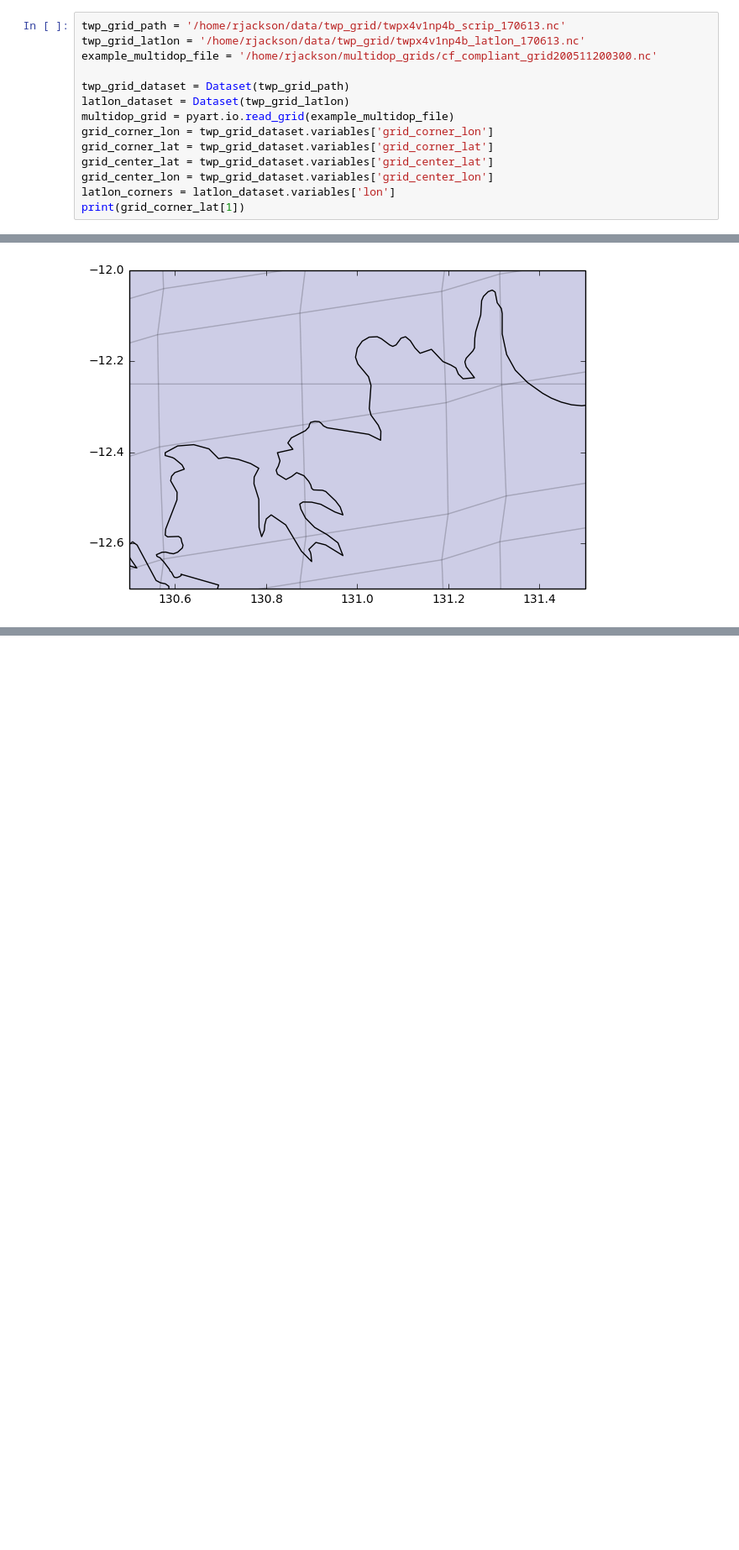
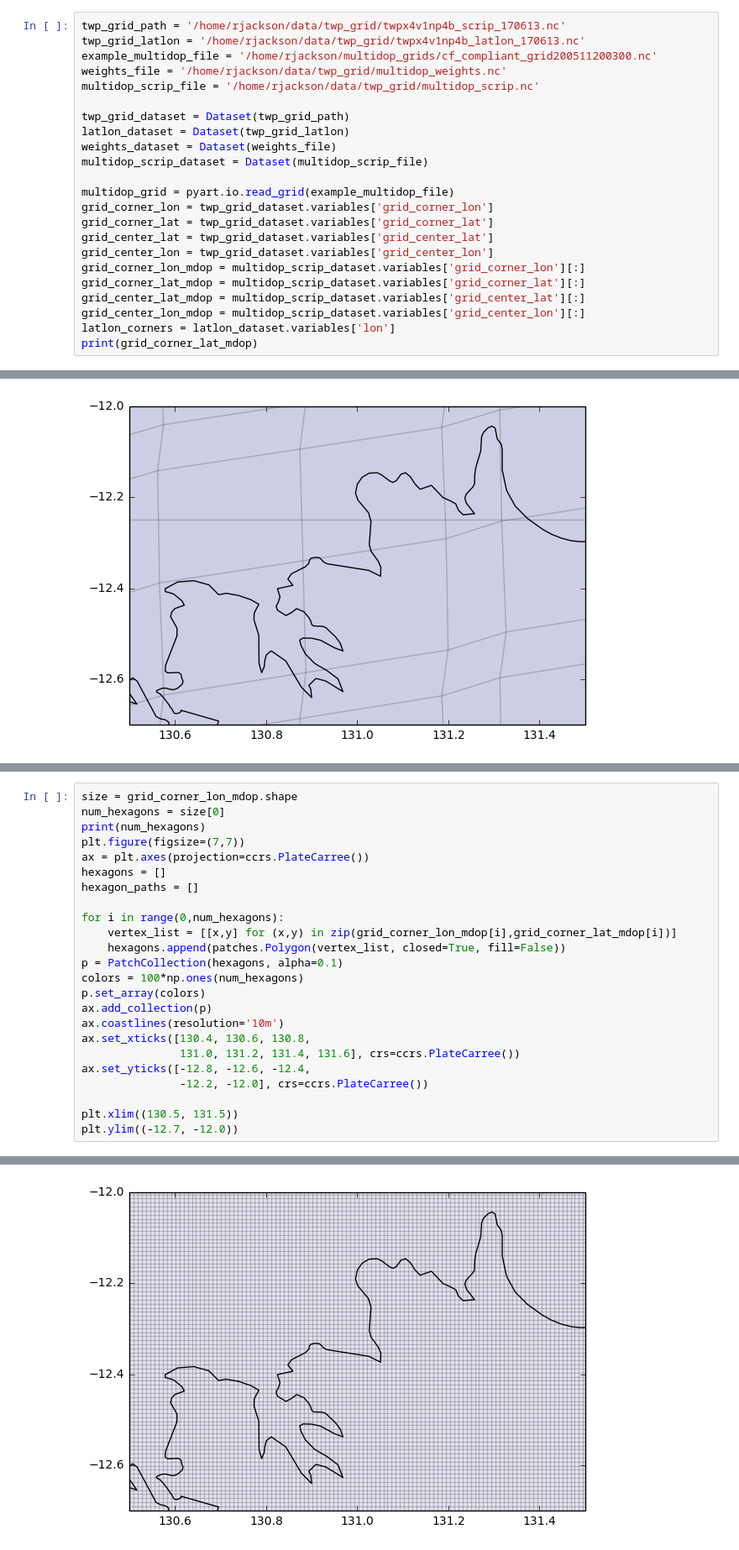
Before and after one commit to rcjackson/cmdv-rrm-anl, a Jupyter notebook: notebooks/RRM aggregate.ipynb, the cells around one changed output, grey strips where cells are left out. Shown at 84% size. Cells and saved outputs as stored; diff of their text form; blank space fills up the shorter version.

Commit message:
ADD: Vertical velocity aggregrated onto RRM grid

```diff
--- a/notebooks/RRM aggregate.ipynb
+++ b/notebooks/RRM aggregate.ipynb
@@ -21,14 +21,23 @@ import math
 twp_grid_path = '/home/rjackson/data/twp_grid/twpx4v1np4b_scrip_170613.nc'
 twp_grid_latlon = '/home/rjackson/data/twp_grid/twpx4v1np4b_latlon_170613.nc'
 example_multidop_file = '/home/rjackson/multidop_grids/cf_compliant_grid200511200300.nc'
+weights_file = '/home/rjackson/data/twp_grid/multidop_weights.nc'
+multidop_scrip_file = '/home/rjackson/data/twp_grid/multidop_scrip.nc'
 
 twp_grid_dataset = Dataset(twp_grid_path)
 latlon_dataset = Dataset(twp_grid_latlon)
+weights_dataset = Dataset(weights_file)
+multidop_scrip_dataset = Dataset(multidop_scrip_file)
+
 multidop_grid = pyart.io.read_grid(example_multidop_file)
 grid_corner_lon = twp_grid_dataset.variables['grid_corner_lon']
 grid_corner_lat = twp_grid_dataset.variables['grid_corner_lat']
 grid_center_lat = twp_grid_dataset.variables['grid_center_lat']
 grid_center_lon = twp_grid_dataset.variables['grid_center_lon']
+grid_corner_lon_mdop = multidop_scrip_dataset.variables['grid_corner_lon'][:]
+grid_corner_lat_mdop = multidop_scrip_dataset.variables['grid_corner_lat'][:]
+grid_center_lat_mdop = multidop_scrip_dataset.variables['grid_center_lat'][:]
+grid_center_lon_mdop = multidop_scrip_dataset.variables['grid_center_lon'][:]
 latlon_corners = latlon_dataset.variables['lon']
-print(grid_corner_lat[1])
+print(grid_corner_lat_mdop)
 # %% [output]
@@ -166,0 +170,25 @@ plt.title('Index to map to in SCRIB file')
+# %%
+size = grid_corner_lon_mdop.shape
+num_hexagons = size[0]
+print(num_hexagons)
+plt.figure(figsize=(7,7))
+ax = plt.axes(projection=ccrs.PlateCarree())
+hexagons = []
+hexagon_paths = []
+
+for i in range(0,num_hexagons):
+    vertex_list = [[x,y] for (x,y) in zip(grid_corner_lon_mdop[i],grid_corner_lat_mdop[i])]
+    hexagons.append(patches.Polygon(vertex_list, closed=True, fill=False))
+p = PatchCollection(hexagons, alpha=0.1)
+colors = 100*np.ones(num_hexagons)
+p.set_array(colors)
+ax.add_collection(p)
+ax.coastlines(resolution='10m')
+ax.set_xticks([130.4, 130.6, 130.8,
+               131.0, 131.2, 131.4, 131.6], crs=ccrs.PlateCarree())
+ax.set_yticks([-12.8, -12.6, -12.4,
+               -12.2, -12.0], crs=ccrs.PlateCarree())
+
+plt.xlim((130.5, 131.5))
+plt.ylim((-12.7, -12.0))
+# %% [output]
@@ -166,0 +197 @@ plt.title('Index to map to in SCRIB file')
+[figure, added]
```
Also changed, not shown: parts of 16 cells of this notebook.
